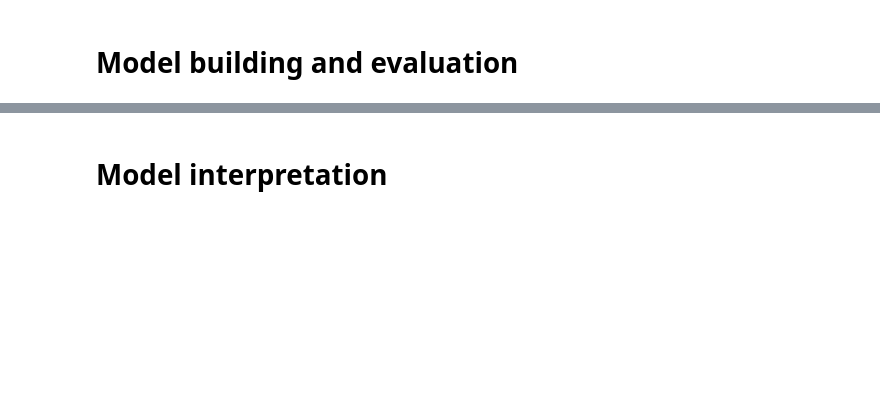
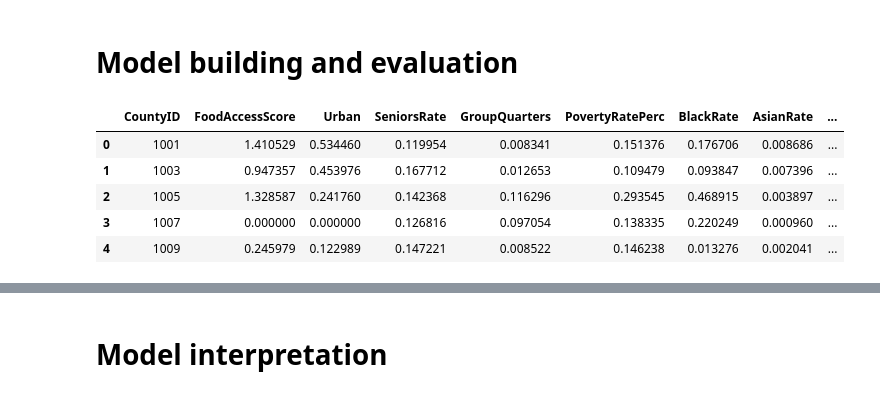
Before and after one commit to trentjlatz/Diabetes_Project, a Jupyter notebook: 02_Diabetes_Modeling.ipynb, the cells around one changed output, grey strips where cells are left out. Drawn from its saved outputs; the diff is of its cells as text; code cells hidden in the pictures; blank space fills up the shorter version.

```diff
--- a/02_Diabetes_Modeling.ipynb
+++ b/02_Diabetes_Modeling.ipynb
@@ -9,5 +13,14 @@ import statsmodels.formula.api as smf
 # %%
 df = pd.read_csv("./data/processed/diabetes_food_clean.csv")
+# %%
+df.head()
+# %% [output]
+|  | CountyID | FoodAccessScore | Urban | SeniorsRate | GroupQuarters | PovertyRatePerc | BlackRate | AsianRate | ... |
+| 0 | 1001 | 1.410529 | 0.534460 | 0.119954 | 0.008341 | 0.151376 | 0.176706 | 0.008686 | ... |
+| 1 | 1003 | 0.947357 | 0.453976 | 0.167712 | 0.012653 | 0.109479 | 0.093847 | 0.007396 | ... |
+| 2 | 1005 | 1.328587 | 0.241760 | 0.142368 | 0.116296 | 0.293545 | 0.468915 | 0.003897 | ... |
+| 3 | 1007 | 0.000000 | 0.000000 | 0.126816 | 0.097054 | 0.138335 | 0.220249 | 0.000960 | ... |
+| 4 | 1009 | 0.245979 | 0.122989 | 0.147221 | 0.008522 | 0.146238 | 0.013276 | 0.002041 | ... |
 # %%
 # X and y after feature selection (county-level, population-weighted)
 X = df[['FoodAccessScore', 'Urban', 'SeniorsRate', 'GroupQuarters', 'PovertyRatePerc',
```
Also changed, not shown: parts of 5 cells of this notebook.
